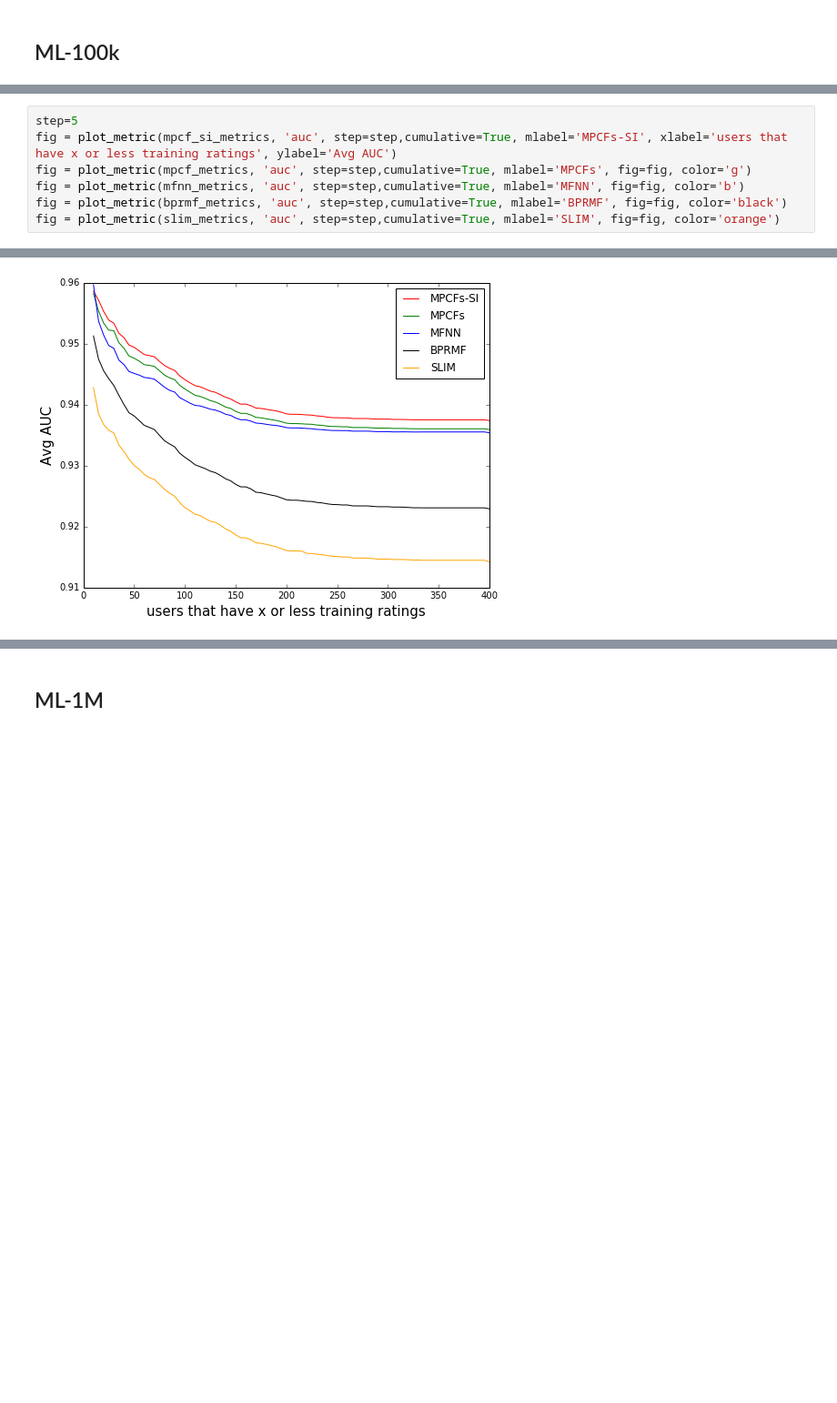
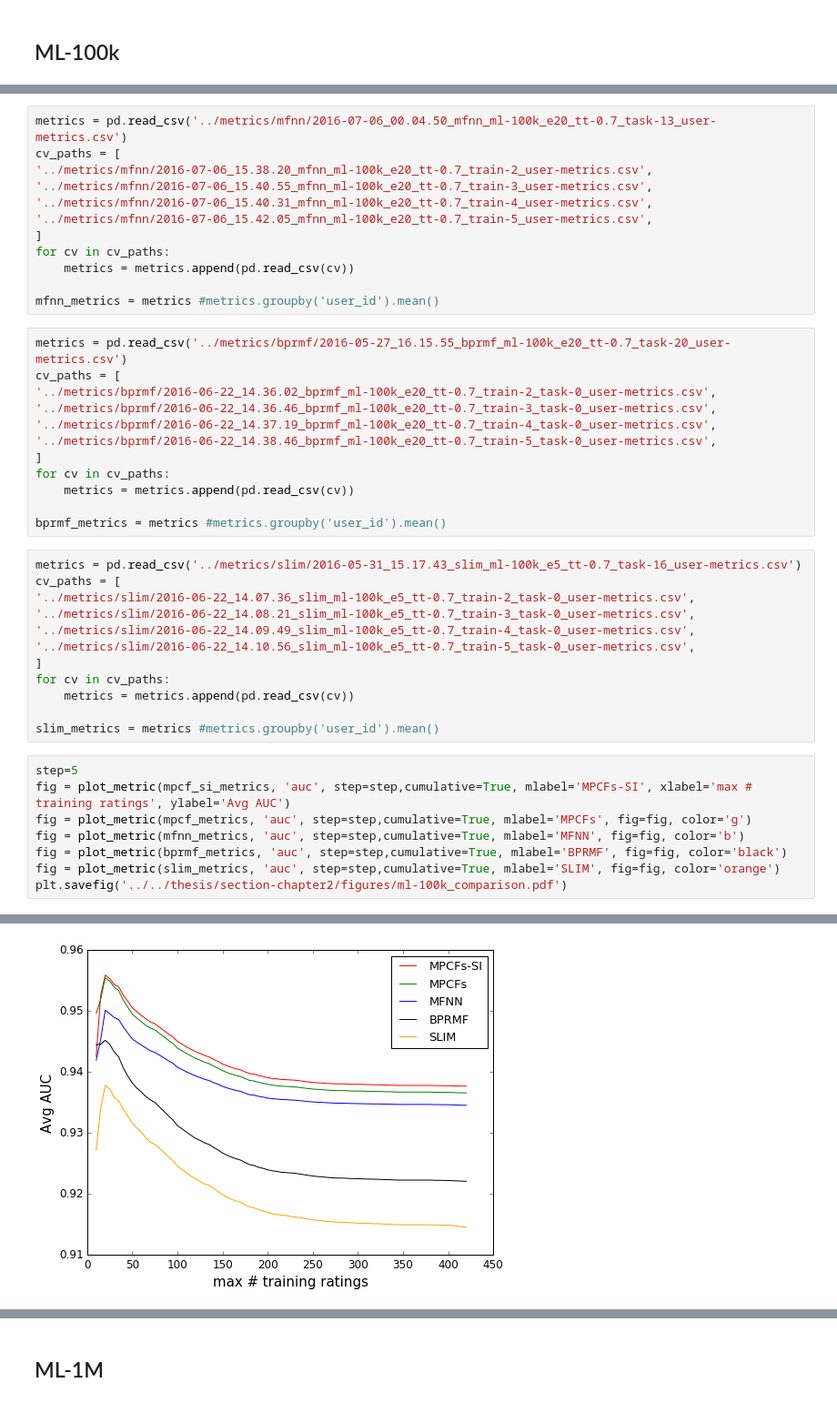
Before and after one commit to marcuniq/bsc-thesis, a Jupyter notebook: code/ipynb/figures for thesis.ipynb, the cells around one changed output, grey strips where cells are left out. Shown at 91% size. Saved outputs shown, nothing was run; the diff lists cells and outputs as text; blank space fills up the shorter version.

```diff
--- a/code/ipynb/figures for thesis.ipynb
+++ b/code/ipynb/figures for thesis.ipynb
@@ -117,8 +145,45 @@ mpcf_si_metrics.head(1)
+# %%
+metrics = pd.read_csv('../metrics/mfnn/2016-07-06_00.04.50_mfnn_ml-100k_e20_tt-0.7_task-13_user-metrics.csv')
+cv_paths = [
+'../metrics/mfnn/2016-07-06_15.38.20_mfnn_ml-100k_e20_tt-0.7_train-2_user-metrics.csv',
+'../metrics/mfnn/2016-07-06_15.40.55_mfnn_ml-100k_e20_tt-0.7_train-3_user-metrics.csv',
+'../metrics/mfnn/2016-07-06_15.40.31_mfnn_ml-100k_e20_tt-0.7_train-4_user-metrics.csv',
+'../metrics/mfnn/2016-07-06_15.42.05_mfnn_ml-100k_e20_tt-0.7_train-5_user-metrics.csv',
+]
+for cv in cv_paths:
+    metrics = metrics.append(pd.read_csv(cv))
+
+mfnn_metrics = metrics #metrics.groupby('user_id').mean()
+# %%
+metrics = pd.read_csv('../metrics/bprmf/2016-05-27_16.15.55_bprmf_ml-100k_e20_tt-0.7_task-20_user-metrics.csv')
+cv_paths = [
+'../metrics/bprmf/2016-06-22_14.36.02_bprmf_ml-100k_e20_tt-0.7_train-2_task-0_user-metrics.csv',
+'../metrics/bprmf/2016-06-22_14.36.46_bprmf_ml-100k_e20_tt-0.7_train-3_task-0_user-metrics.csv',
+'../metrics/bprmf/2016-06-22_14.37.19_bprmf_ml-100k_e20_tt-0.7_train-4_task-0_user-metrics.csv',
+'../metrics/bprmf/2016-06-22_14.38.46_bprmf_ml-100k_e20_tt-0.7_train-5_task-0_user-metrics.csv',
+]
+for cv in cv_paths:
+    metrics = metrics.append(pd.read_csv(cv))
+
+bprmf_metrics = metrics #metrics.groupby('user_id').mean()
+# %%
+metrics = pd.read_csv('../metrics/slim/2016-05-31_15.17.43_slim_ml-100k_e5_tt-0.7_task-16_user-metrics.csv')
+cv_paths = [
+'../metrics/slim/2016-06-22_14.07.36_slim_ml-100k_e5_tt-0.7_train-2_task-0_user-metrics.csv',
+'../metrics/slim/2016-06-22_14.08.21_slim_ml-100k_e5_tt-0.7_train-3_task-0_user-metrics.csv',
+'../metrics/slim/2016-06-22_14.09.49_slim_ml-100k_e5_tt-0.7_train-4_task-0_user-metrics.csv',
+'../metrics/slim/2016-06-22_14.10.56_slim_ml-100k_e5_tt-0.7_train-5_task-0_user-metrics.csv',
+]
+for cv in cv_paths:
+    metrics = metrics.append(pd.read_csv(cv))
+
+slim_metrics = metrics #metrics.groupby('user_id').mean()
 # %%
 step=5
-fig = plot_metric(mpcf_si_metrics, 'auc', step=step,cumulative=True, mlabel='MPCFs-SI', xlabel='users that have x or less training ratings', ylabel='Avg AUC')
+fig = plot_metric(mpcf_si_metrics, 'auc', step=step,cumulative=True, mlabel='MPCFs-SI', xlabel='max # training ratings', ylabel='Avg AUC')
 fig = plot_metric(mpcf_metrics, 'auc', step=step,cumulative=True, mlabel='MPCFs', fig=fig, color='g')
 fig = plot_metric(mfnn_metrics, 'auc', step=step,cumulative=True, mlabel='MFNN', fig=fig, color='b')
 fig = plot_metric(bprmf_metrics, 'auc', step=step,cumulative=True, mlabel='BPRMF', fig=fig, color='black')
 fig = plot_metric(slim_metrics, 'auc', step=step,cumulative=True, mlabel='SLIM', fig=fig, color='orange')
+plt.savefig('../../thesis/section-chapter2/figures/ml-100k_comparison.pdf')
 # %% [output]
@@ -130 +195 @@ avg auc for SLIM model: 0.914040305355
-[figure, old version]
+[figure, new version]
```
Also changed, not shown: parts of 30 cells of this notebook, 6 other files.
